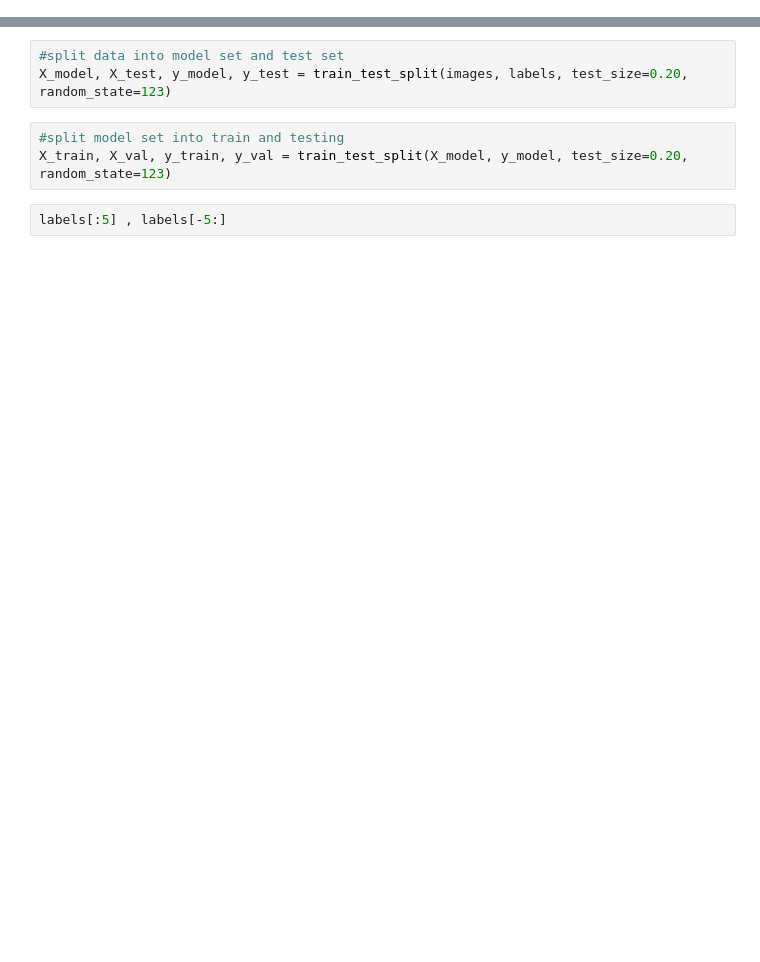
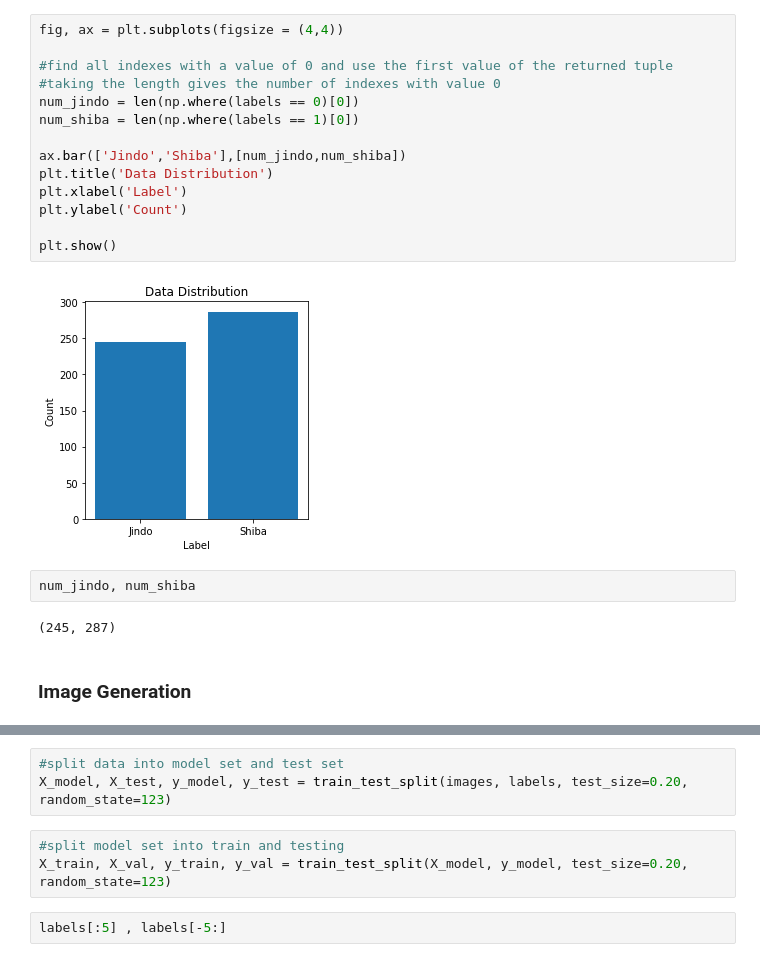
Before and after one commit to rmei97/shiba_vs_jindo, a Jupyter notebook: CNN Modeling.ipynb, the cells around one changed output, grey strips where cells are left out. Saved outputs shown, nothing was run; the diff lists cells and outputs as text; blank space fills up the shorter version.

```diff
--- a/CNN Modeling.ipynb
+++ b/CNN Modeling.ipynb
@@ -75,0 +69,22 @@ labels = np.asarray(labels)
+# %%
+fig, ax = plt.subplots(figsize = (4,4))
+
+#find all indexes with a value of 0 and use the first value of the returned tuple
+#taking the length gives the number of indexes with value 0
+num_jindo = len(np.where(labels == 0)[0])
+num_shiba = len(np.where(labels == 1)[0])
+
+ax.bar(['Jindo','Shiba'],[num_jindo,num_shiba])
+plt.title('Data Distribution')
+plt.xlabel('Label')
+plt.ylabel('Count')
+
+plt.show()
+# %% [output]
+[figure, added]
+# %%
+num_jindo, num_shiba
+# %% [output]
+(245, 287)
+# %% [markdown]
+### Image Generation
```
Also changed, not shown: parts of 41 cells of this notebook, 2 other files.
